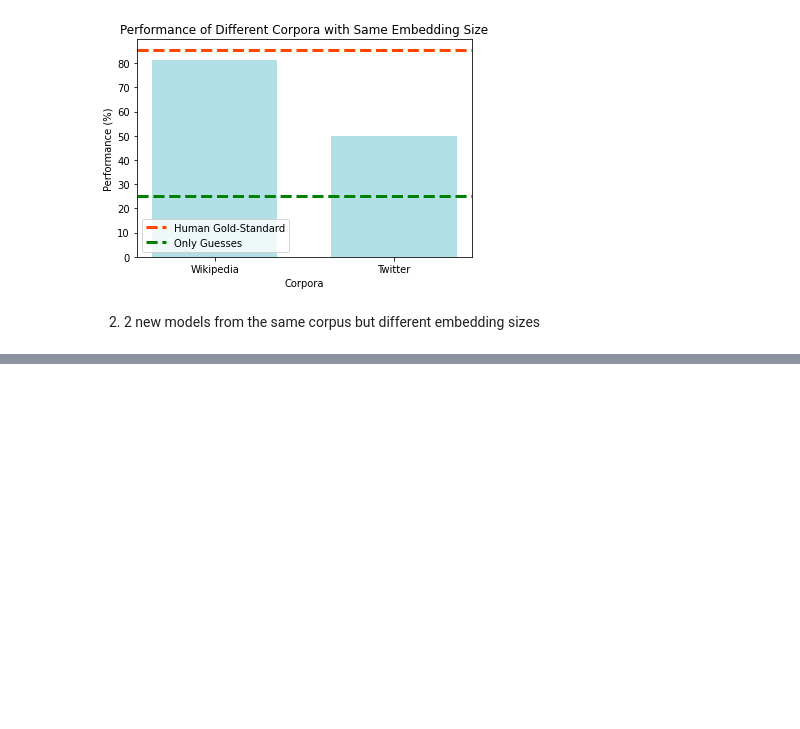
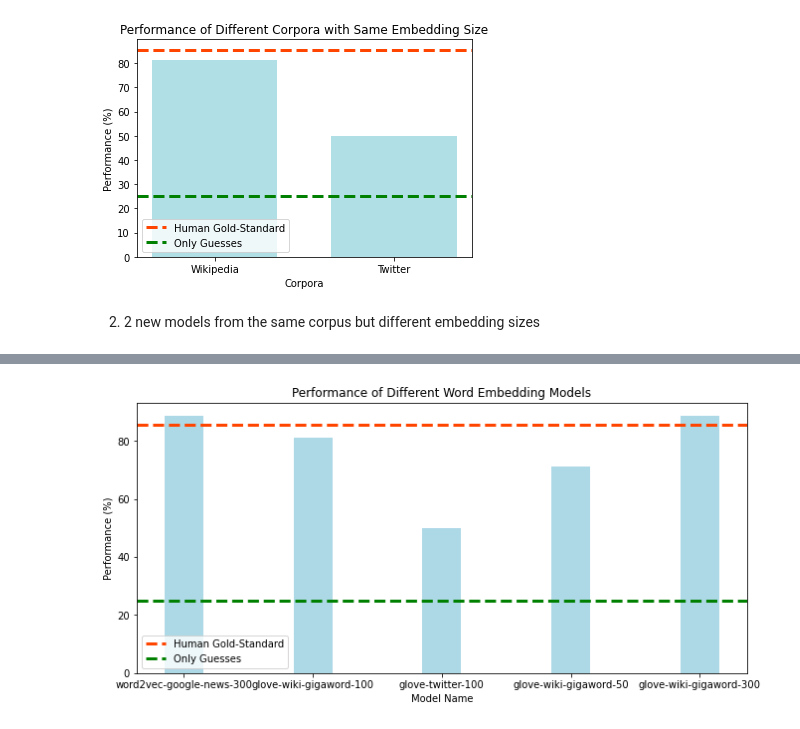
Before and after one commit to comp472-bots/mini-project-3, a Jupyter notebook: mini-project-3.ipynb, the cells around one changed output, grey strips where cells are left out. Drawn from its saved outputs; the diff is of its cells as text; code cells hidden in the pictures; blank space fills up the shorter version.

```diff
--- a/mini-project-3.ipynb
+++ b/mini-project-3.ipynb
@@ -73,7 +73,7 @@ def print_analysis(model, model_name, num_correct, num_wrong):
     print(f"(b) The size of the vocabulary: {len(model)}")
     print(f"(c) The number of correct labels (call this 'C'): {num_correct}")
     print(f"(d) The number of questions the Model answered without guessing (call this 'V' ): {num_correct + num_wrong}")
-    print(f"(e) the accuracy of the model (i.e. C/V): {num_correct/(num_correct + num_wrong)}")
+    print(f"(e) the accuracy of the model (i.e. C/V): {num_correct/(num_correct + num_wrong)}\n\n")
 
 def compute_most_similar_term(model, question_word, options):
     similarity = None
@@ -166,7 +166,7 @@ def clear_file(file_name):
 
 clear_file("analysis.csv")
 clear_file("word2vec-google-news-300-details.csv")
-compute_synonyms(model_word2vec_google_news_300, "word2vec-google-news-300")
+performance_google_300 = compute_synonyms(model_word2vec_google_news_300, "word2vec-google-news-300")
 # %% [output]
 enormously,tremendously,tremendously,correct
 provisions,stipulations,stipulations,correct
@@ -325,0 +324,19 @@ plt.show()
+# %%
+# Let's compare the results of all models
+
+performances_all_models_list = [performance_google_300,performance_wiki_100,performance_twitter_100,performance_wiki_50,performance_wiki_300]
+model_names_list = ["word2vec-google-news-300","glove-wiki-gigaword-100","glove-twitter-100","glove-wiki-gigaword-50","glove-wiki-gigaword-300"]
+
+# Creating the bar plot
+plt.figure(figsize=(11, 5))
+plt.bar(model_names_list, performances_all_models_list, color = 'lightblue', width = 0.3)
+
+plt.xlabel("Model Name")
+plt.ylabel("Performance (%)")
+plt.title("Performance of Different Word Embedding Models")
+plt.axhline(human_standard_perforance, label = 'Human Gold-Standard', color = 'orangered', lw = 3, ls = '--')
+plt.axhline(guess_performance, label = 'Only Guesses', color = 'green', lw = 3, ls = '--')
+plt.legend(loc = 'lower left')
+plt.show()
+# %% [output]
+[figure, added]
```
Also changed, not shown: parts of 5 cells of this notebook, 3 other files.
